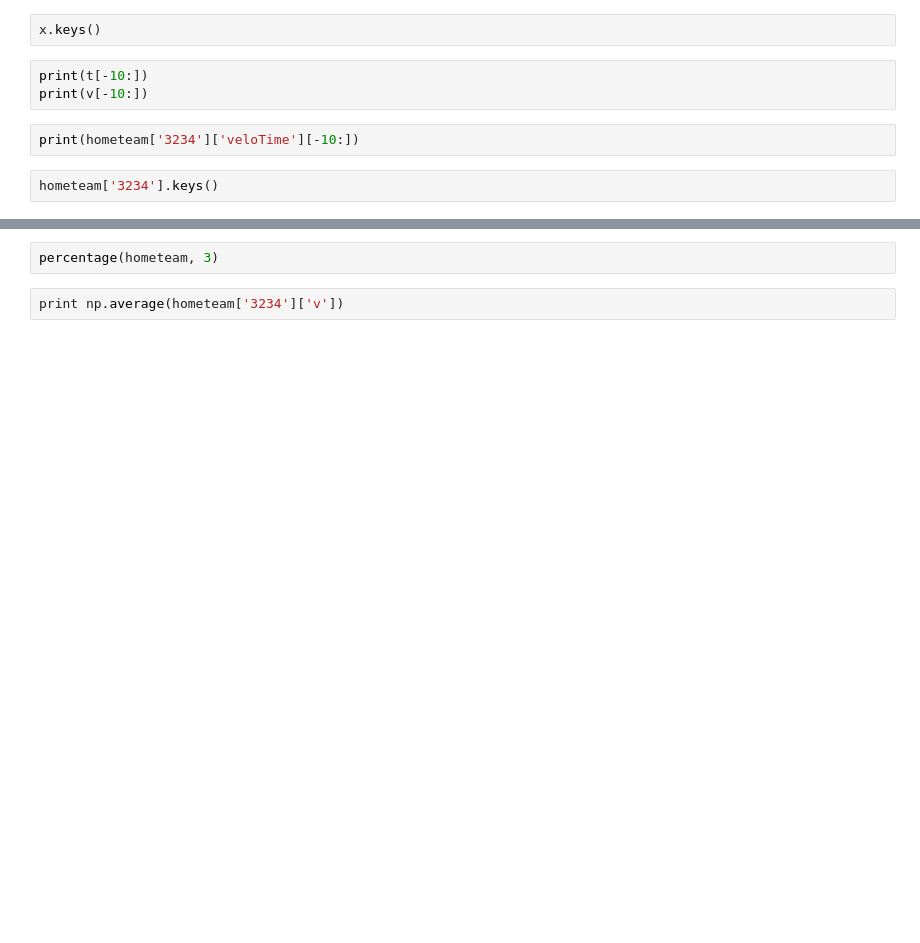
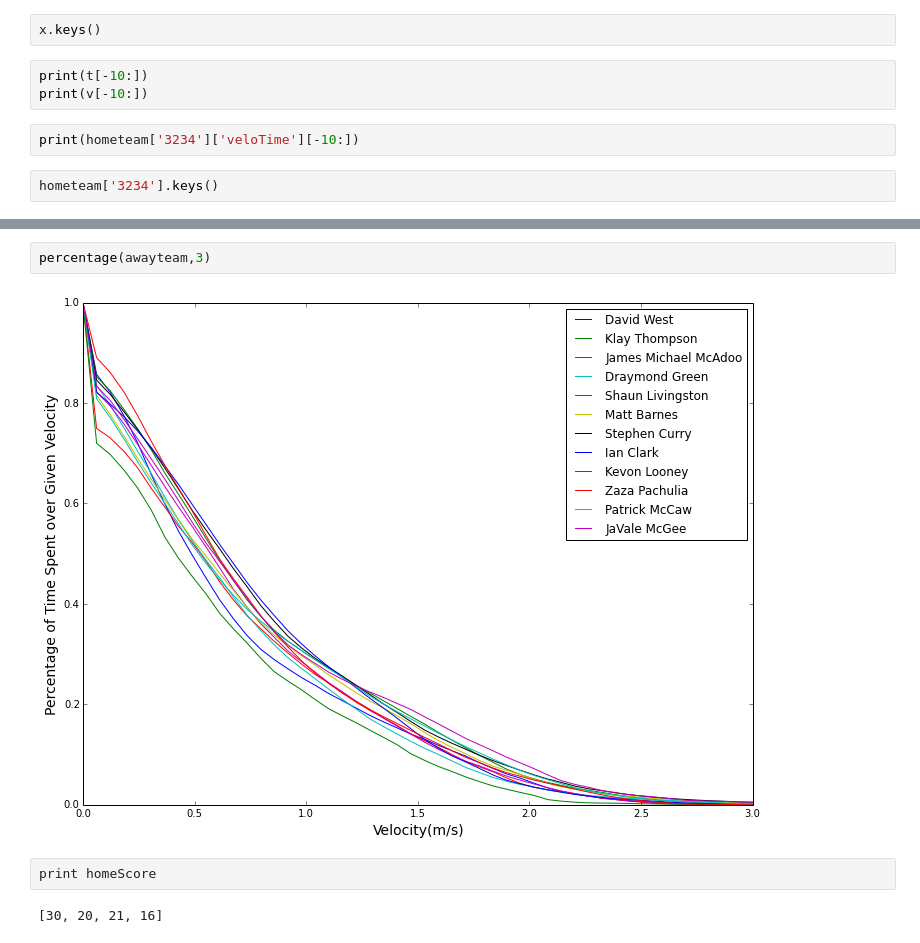
Before and after one commit to mattbellis/NBA-kinematics, a Jupyter notebook: scripts/test_reading.ipynb, the cells around one changed output, grey strips where cells are left out. Saved outputs shown, nothing was run; the diff lists cells and outputs as text; blank space fills up the shorter version.

```diff
--- a/scripts/test_reading.ipynb
+++ b/scripts/test_reading.ipynb
@@ -184,4 +194,8 @@ def percentage(team, upperLimit):
 # %%
-percentage(hometeam, 3)
+percentage(awayteam,3)
+# %% [output]
+[figure, added]
-# %%
-print np.average(hometeam['3234']['v'])
+# %%
+print homeScore
+# %% [output]
+[30, 20, 21, 16]
```
Also changed, not shown: parts of 5 cells of this notebook.
